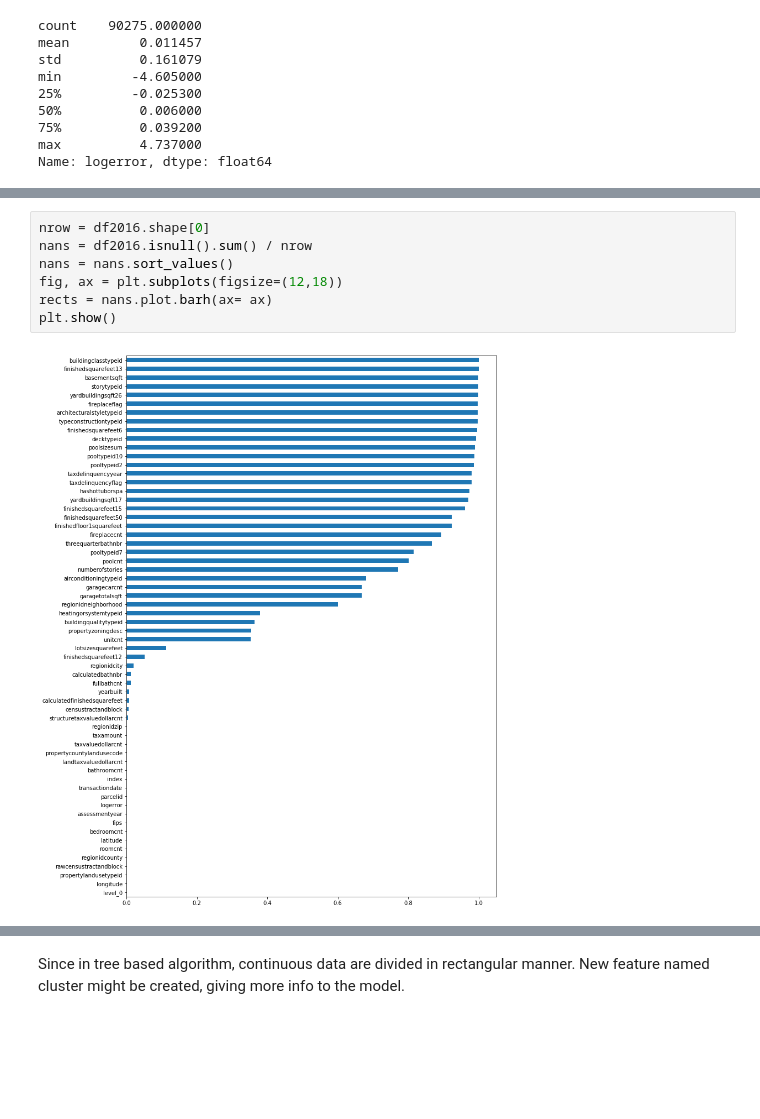
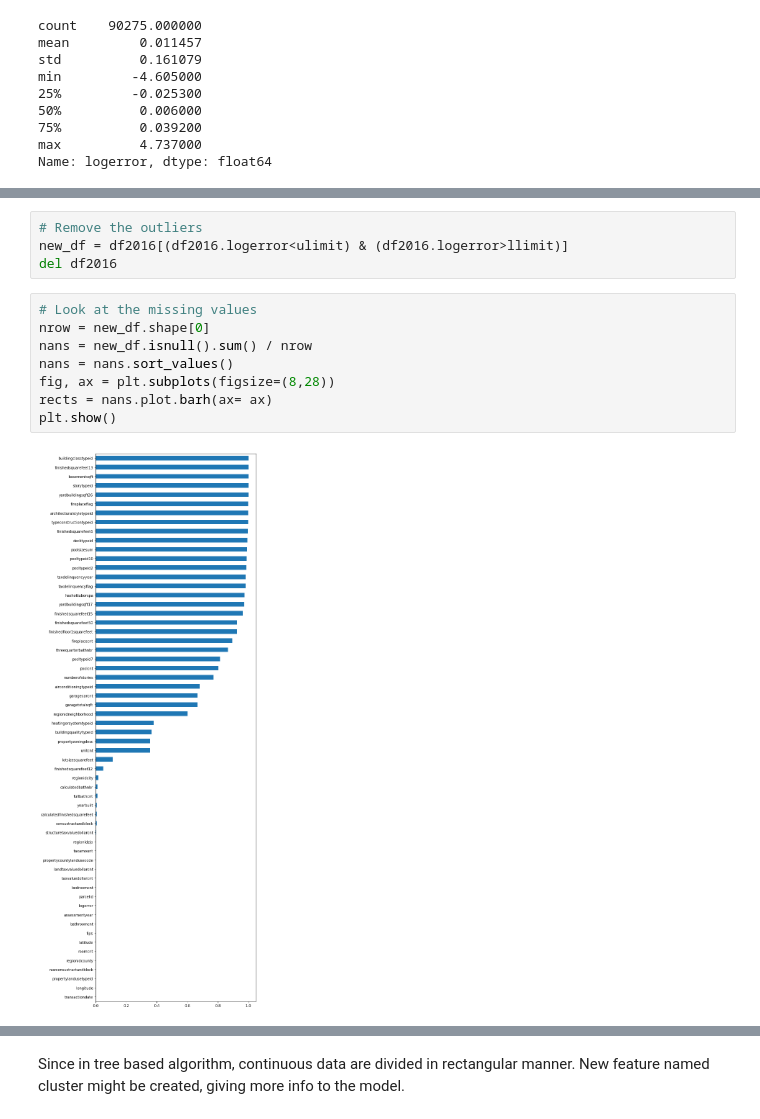
Before and after one commit to edging1218/Zillow, a Jupyter notebook: zillow.ipynb, the cells around one changed output, grey strips where cells are left out. Cells and saved outputs as stored; diff of their text form; blank space fills up the shorter version.

```diff
--- a/zillow.ipynb
+++ b/zillow.ipynb
@@ -120,12 +167,17 @@ taxdelinquencyflag
+# %%
+# Remove the outliers
+new_df = df2016[(df2016.logerror<ulimit) & (df2016.logerror>llimit)]
+del df2016
 # %%
-nrow = df2016.shape[0]
-nans = df2016.isnull().sum() / nrow
+# Look at the missing values
+nrow = new_df.shape[0]
+nans = new_df.isnull().sum() / nrow
 nans = nans.sort_values()
-fig, ax = plt.subplots(figsize=(12,18))
+fig, ax = plt.subplots(figsize=(8,28))
 rects = nans.plot.barh(ax= ax)
 plt.show()
 # %% [output]
-[figure, old version]
+[figure, new version]
 # %%
 nans[nans>0.99]
 # %% [output]
```
Also changed, not shown: parts of 50 cells of this notebook.
